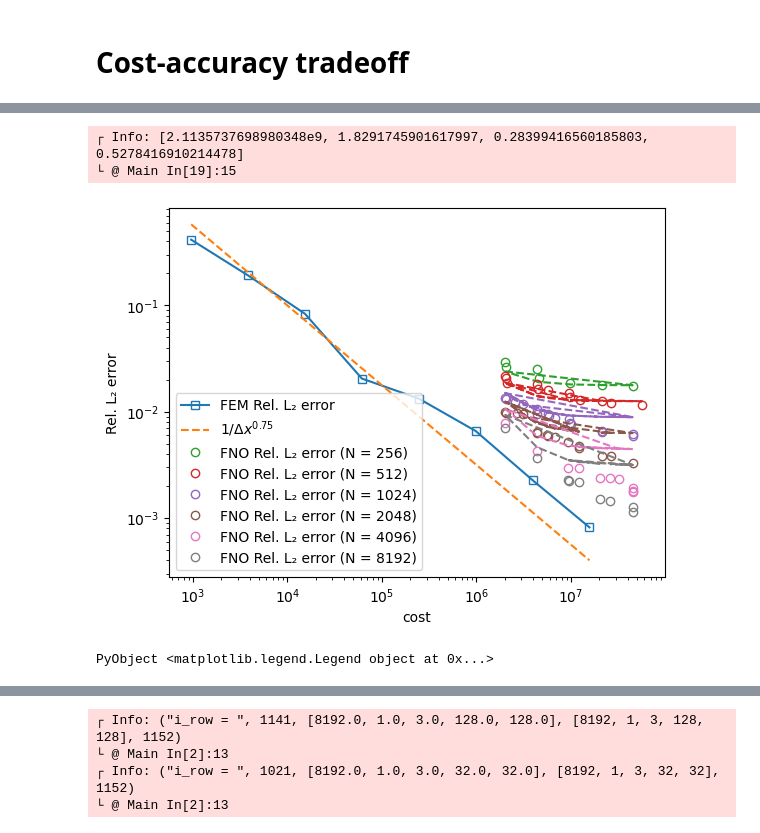
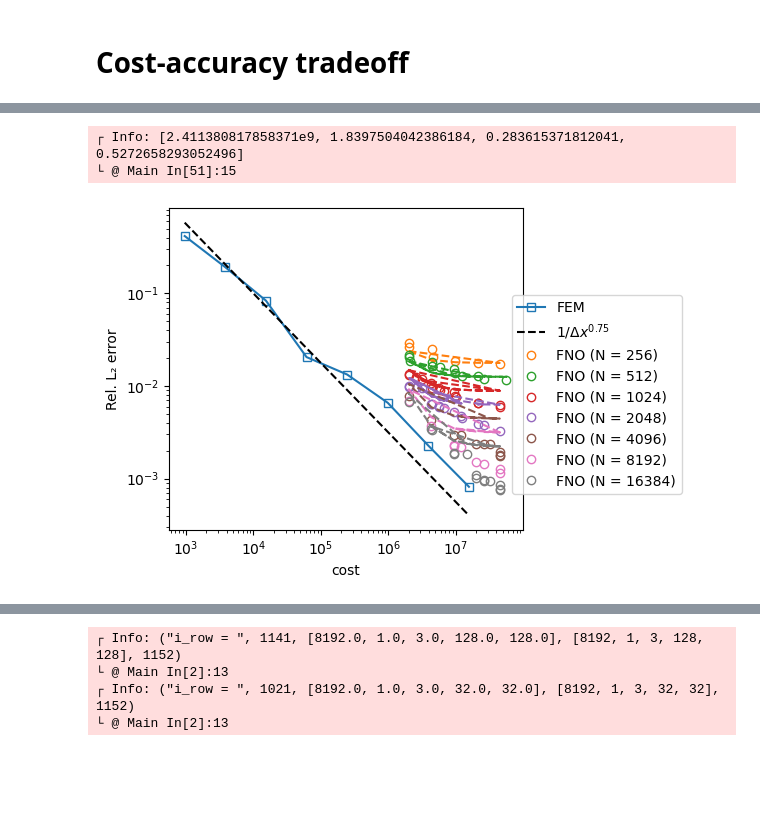
Before and after one commit to PKU-CMEGroup/NeuralOperator, a Jupyter notebook: eq1d/eq1d_na.ipynb, the cells around one changed output, grey strips where cells are left out. Saved outputs shown, nothing was run; the diff lists cells and outputs as text; code cells hidden in the pictures; blank space fills up the shorter version.

```diff
--- a/eq1d/eq1d_na.ipynb
+++ b/eq1d/eq1d_na.ipynb
@@ -101,7 +98,7 @@ PyObject <matplotlib.legend.Legend object at 0x...>
 # %% [markdown]
 # FNO results
 # %%
-n_data_array = [256 512 1024 2048 4096 8192]
+n_data_array = [256 512 1024 2048 4096 8192 16384]
 k_max_array = [16 32 64 128]
 d_f_array = [16 32 64 128]
 n_fno_layers_array = [3 4 5]
@@ -450,7 +453,7 @@ PyObject <matplotlib.legend.Legend object at 0x...>
 # %% [markdown]
 # FNO results
 # %%
-n_data_array = [256 512 1024 2048 4096 8192]
+n_data_array = [256 512 1024 2048 4096 8192 16384]
 k_max_array = [16 32 64 128]
 d_f_array = [16 32 64 128]
 n_fno_layers_array = [3 4 5]
@@ -605,42 +615,43 @@ PyObject Text(0.10787434422876363, 0.014452421710067017, 'Rel. L₂ error')
 # %%
 using LsqFit
 
 # m(x, p) = p[1]./(x[:,1].^p[2])  +  p[3]./(x[:,2].^p[4])
 # p0 = [1.0, 1.0, 1.0, 0.5]
 # m(x, p) = (p[1]./(x[:,1].^p[2])  +  p[3]./(x[:,2].^min(p[4], 0.5))  +  p[5]./(x[:,1].^p[6].*x[:,2].^min(p[7], 0.5)) )
 # p0 = [1.0, 1.0, 1.0, 0.4, 1.0, 1.0, 1.0]
 
 m(x, p) = ( p[1]./(x[:,1].^p[2])  +  p[3]./(x[:,2].^min(p[4], 0.5))   )
 p0 = [1.0, 1.0, 1.0, 0.4]
 
 
 w = ones(length(fno_costs_pareto))
 fit = curve_fit(m, [fno_costs_pareto fno_data_size_pareto fno_mean_rel_errors_pareto], fno_mean_rel_errors_pareto, w, p0)
 
 @info fit.param
 
-PyPlot.figure()
+PyPlot.figure(figsize=(6,4))
 # PyPlot.loglog(num_costs, num_mean_errors,           "-o", fillstyle = "none", label="FEM L₂ error")
-PyPlot.loglog(num_costs, num_mean_rel_errors,       "-s", fillstyle = "none", label="FEM Rel. L₂ error")
-PyPlot.loglog(num_costs, 100 ./num_costs.^0.75, "--", label=L"$1/Δx^{0.75}$")
+PyPlot.loglog(num_costs, num_mean_rel_errors,       "-s", fillstyle = "none", label="FEM")
+PyPlot.loglog(num_costs, 100.0./(num_costs.^0.75),       "--", color = "black", fillstyle = "none", label=L"$1/Δx^{0.75}$")
 
 
 for i = 1:n_d
     data_analysis_pareto = pareto_frontiers(data_analysis[1+n_g*(i-1):n_g*i,:], fno_mean_rel_errors[1+n_g*(i-1):n_g*i], fno_costs[1+n_g*(i-1):n_g*i])
     fno_costs_pareto, fno_mean_rel_errors_pareto, fno_data_size_pareto = data_analysis_pareto[:,3], data_analysis_pareto[:,2], data_analysis_pareto[:,4]
-    PyPlot.loglog(fno_costs_pareto, fno_mean_rel_errors_pareto, "o", color = "C"*string(i+1), fillstyle = "none", label="FNO Rel. L₂ error (N = $(n_data_array[i]))")
+    PyPlot.loglog(fno_costs_pareto, fno_mean_rel_errors_pareto, "o", color = "C"*string(i), fillstyle = "none", label="FNO (N = $(n_data_array[i]))")
 
     fno_mean_rel_errors_pareto_fit = m([fno_costs_pareto fno_data_size_pareto], fit.param)
-    PyPlot.loglog(fno_costs_pareto, fno_mean_rel_errors_pareto_fit, "--", color = "C"*string(i+1))
+    PyPlot.loglog(fno_costs_pareto, fno_mean_rel_errors_pareto_fit, "--", color = "C"*string(i))
 end
 PyPlot.xlabel("cost")
 PyPlot.ylabel("Rel. L₂ error")
-PyPlot.legend()
+PyPlot.legend(bbox_to_anchor=(0.95, 0.75))
+PyPlot.tight_layout()
+PyPlot.savefig("Heat-cost-accuracy-fitting.pdf")
 # %% [output]
-┌ Info: [2.1135737698980348e9, 1.8291745901617997, 0.28399416560185803, 0.5278416910214478]
-└ @ Main In[19]:15
+┌ Info: [2.411380817858371e9, 1.8397504042386184, 0.283615371812041, 0.5272658293052496]
+└ @ Main In[51]:15
-[figure, old version]
+[figure, new version]
-PyObject <matplotlib.legend.Legend object at 0x...>
 # %%
 # Cost and error
 fno_mean_errors = sum(data_analysis[:, (5+3*epochs).+(3*epochs+1).*range(0,n_train_repeat-1)], dims=2)/n_train_repeat
```
Also changed, not shown: parts of 12 cells of this notebook, 5 other files.
